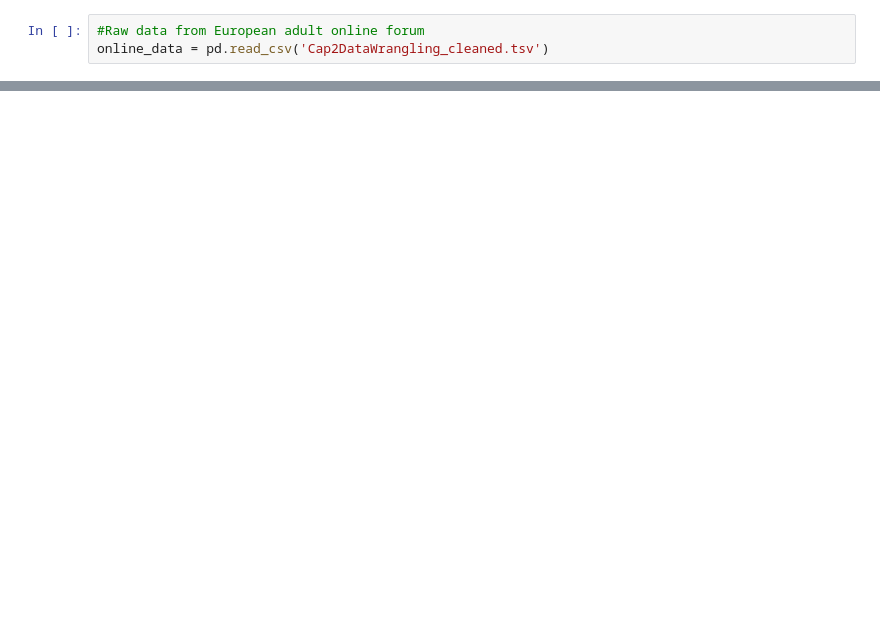
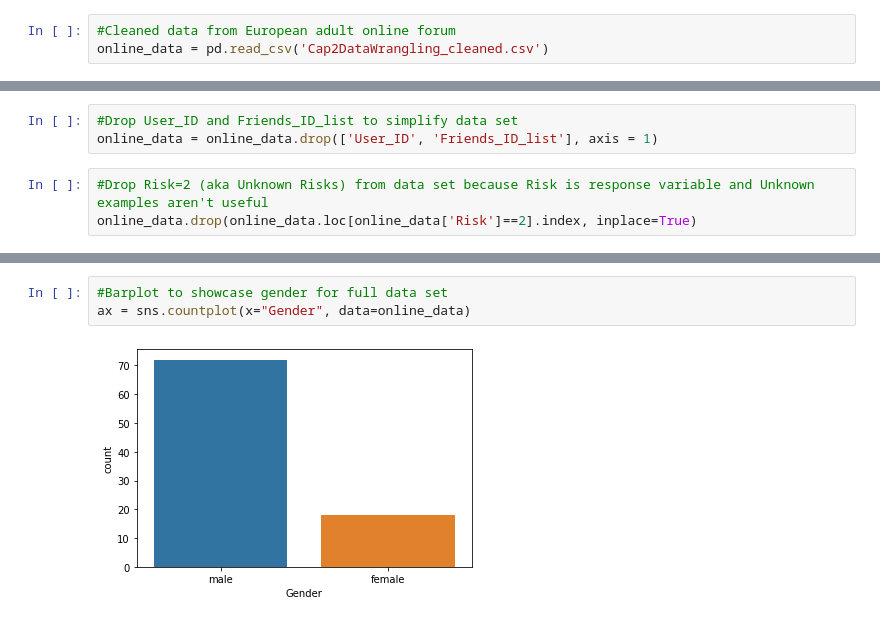
Before and after one commit to joycorrine/springboard, a Jupyter notebook: 2-Capstone/Notebooks/Cap2EDA.ipynb, the cells around one changed output, grey strips where cells are left out. Saved outputs shown, nothing was run; the diff lists cells and outputs as text; blank space fills up the shorter version.

```diff
--- a/2-Capstone/Notebooks/Cap2EDA.ipynb
+++ b/2-Capstone/Notebooks/Cap2EDA.ipynb
@@ -8,3 +9,3 @@ import os
 # %%
-#Raw data from European adult online forum
-online_data = pd.read_csv('Cap2DataWrangling_cleaned.tsv')
+#Cleaned data from European adult online forum
+online_data = pd.read_csv('Cap2DataWrangling_cleaned.csv')
@@ -12,0 +22,6 @@ ParserError: Error tokenizing data. C error: Expected 1 fields in line 3, saw 7
+# %%
+#Drop User_ID and Friends_ID_list to simplify data set
+online_data = online_data.drop(['User_ID', 'Friends_ID_list'], axis = 1)
+# %%
+#Drop Risk=2 (aka Unknown Risks) from data set because Risk is response variable and Unknown examples aren't useful
+online_data.drop(online_data.loc[online_data['Risk']==2].index, inplace=True)
@@ -12,0 +73,5 @@ ParserError: Error tokenizing data. C error: Expected 1 fields in line 3, saw 7
+# %%
+#Barplot to showcase gender for full data set
+ax = sns.countplot(x="Gender", data=online_data)
+# %% [output]
+[figure, added]
```
Also changed, not shown: parts of 35 cells of this notebook, 4 other files.
